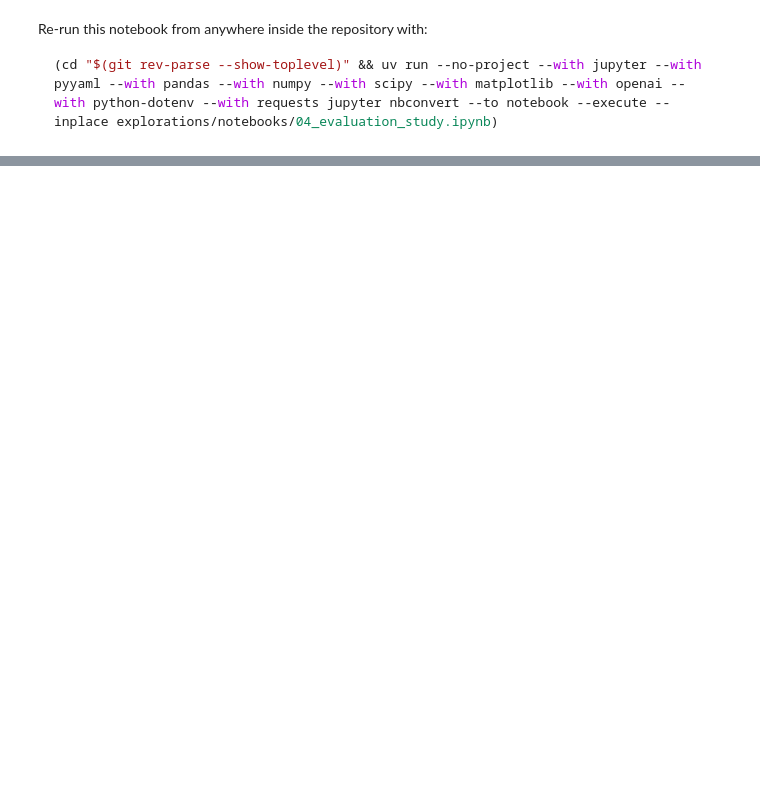
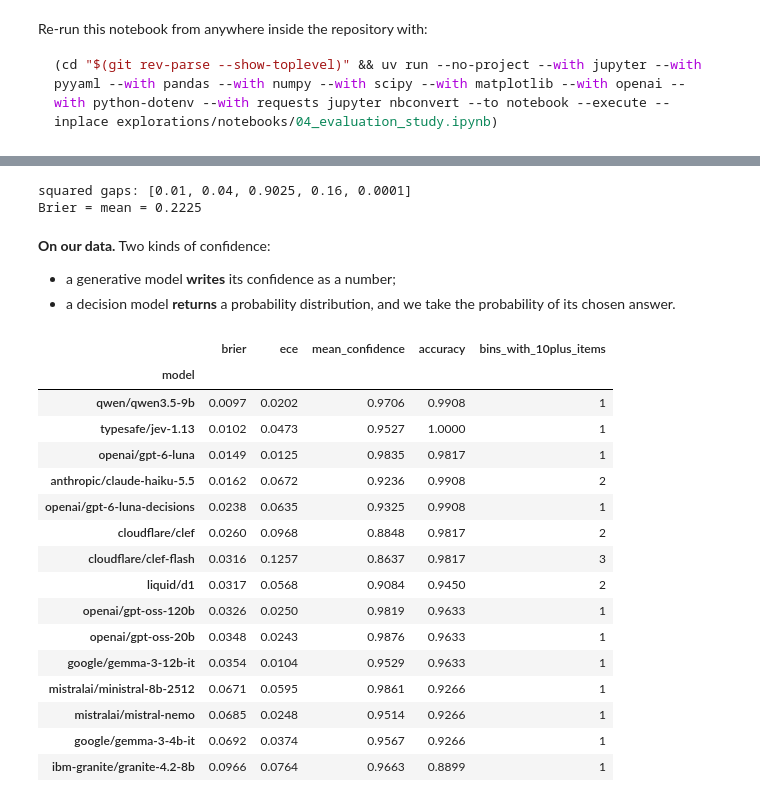
Before and after one commit to luisferdev11/Expense-Policy-Validator, a Jupyter notebook: explorations/notebooks/04_evaluation_study.ipynb, the cells around one changed output, grey strips where cells are left out. Saved outputs shown, nothing was run; the diff lists cells and outputs as text; code cells hidden in the pictures; blank space fills up the shorter version.

```diff
--- a/explorations/notebooks/04_evaluation_study.ipynb
+++ b/explorations/notebooks/04_evaluation_study.ipynb
@@ -482,0 +354,9 @@ of variants tried. That is the whole argument for "decide on dev, report on test
+# %%
+for m in [
+    "typesafe/jev-1.13",
+    "anthropic/claude-haiku-5.5",
+    "openai/gpt-oss-20b",
+    "ibm-granite/granite-4.2-8b",
+]:
+    bb, cc, pv = mcnemar(m, REF)
+    print(f"{m:<30} vs {REF}: b={bb}, c={cc}, exact p={pv:.3f}")
@@ -482,0 +407,8 @@ of variants tried. That is the whole argument for "decide on dev, report on test
+# %%
+ids = list(OK.index)
+idx = rng.integers(0, len(ids), size=(10_000, len(ids)))
+for m in ["typesafe/jev-1.13", "anthropic/claude-haiku-5.5", "openai/gpt-oss-20b"]:
+    diff = OK.loc[ids, m].to_numpy(float) - OK.loc[ids, REF].to_numpy(float)
+    bt = diff[idx].mean(axis=1)
+    lo, hi = np.percentile(bt, [2.5, 97.5])
+    print(f"{m:<30} difference {diff.mean():+.3f}, 95 % paired bootstrap [{lo:+.3f}, {hi:+.3f}]")
@@ -482,0 +521,57 @@ of variants tried. That is the whole argument for "decide on dev, report on test
+# %%
+# By hand: five items.
+conf = np.array([0.9, 0.8, 0.95, 0.6, 0.99])
+right = np.array([1, 1, 0, 1, 1])
+sq = (conf - right) ** 2
+print("squared gaps:", np.round(sq, 4).tolist())
+print(f"Brier = mean = {sq.mean():.4f}")
+# %% [output]
+squared gaps: [0.01, 0.04, 0.9025, 0.16, 0.0001]
+Brier = mean = 0.2225
+# %% [markdown]
+**On our data.** Two kinds of confidence:
+- a generative model **writes** its confidence as a number;
+- a decision model **returns** a probability distribution, and we take the probability of
+  its chosen answer.
+# %%
+def calib(m: str) -> dict:
+    g = P[(P["model"] == m)].dropna(subset=["confidence"])
+    c = g["confidence"].astype(float).clip(0, 1).to_numpy()
+    y = g["ok"].astype(float).to_numpy()
+    bins = np.minimum((c * 10).astype(int), 9)
+    filled = [k for k in range(10) if (bins == k).sum() >= 10]
+    ece = sum(
+        (bins == k).mean() * abs(y[bins == k].mean() - c[bins == k].mean())
+        for k in range(10)
+        if (bins == k).any()
+    )
+    return {
+        "model": m,
+        "brier": float(np.mean((c - y) ** 2)),
+        "ece": float(ece),
+        "mean_confidence": float(c.mean()),
+        "accuracy": float(y.mean()),
+        "bins_with_10plus_items": len(filled),
+    }
+
+
+CAL = pd.DataFrame([calib(m) for m in OK.columns]).set_index("model").sort_values("brier")
+CAL.round(4)
+# %% [output]
+|  | brier | ece | mean_confidence | accuracy | bins_with_10plus_items |
+| model |  |  |  |  |  |
+| qwen/qwen3.5-9b | 0.0097 | 0.0202 | 0.9706 | 0.9908 | 1 |
+| typesafe/jev-1.13 | 0.0102 | 0.0473 | 0.9527 | 1.0000 | 1 |
+| openai/gpt-6-luna | 0.0149 | 0.0125 | 0.9835 | 0.9817 | 1 |
+| anthropic/claude-haiku-5.5 | 0.0162 | 0.0672 | 0.9236 | 0.9908 | 2 |
+| openai/gpt-6-luna-decisions | 0.0238 | 0.0635 | 0.9325 | 0.9908 | 1 |
+| cloudflare/clef | 0.0260 | 0.0968 | 0.8848 | 0.9817 | 2 |
+| cloudflare/clef-flash | 0.0316 | 0.1257 | 0.8637 | 0.9817 | 3 |
+| liquid/d1 | 0.0317 | 0.0568 | 0.9084 | 0.9450 | 2 |
+| openai/gpt-oss-120b | 0.0326 | 0.0250 | 0.9819 | 0.9633 | 1 |
+| openai/gpt-oss-20b | 0.0348 | 0.0243 | 0.9876 | 0.9633 | 1 |
+| google/gemma-3-12b-it | 0.0354 | 0.0104 | 0.9529 | 0.9633 | 1 |
+| mistralai/ministral-8b-2512 | 0.0671 | 0.0595 | 0.9861 | 0.9266 | 1 |
+| mistralai/mistral-nemo | 0.0685 | 0.0248 | 0.9514 | 0.9266 | 1 |
+| google/gemma-3-4b-it | 0.0692 | 0.0374 | 0.9567 | 0.9266 | 1 |
+| ibm-granite/granite-4.2-8b | 0.0966 | 0.0764 | 0.9663 | 0.8899 | 1 |
```
Also changed, not shown: parts of 78 cells of this notebook, 3 other files.
